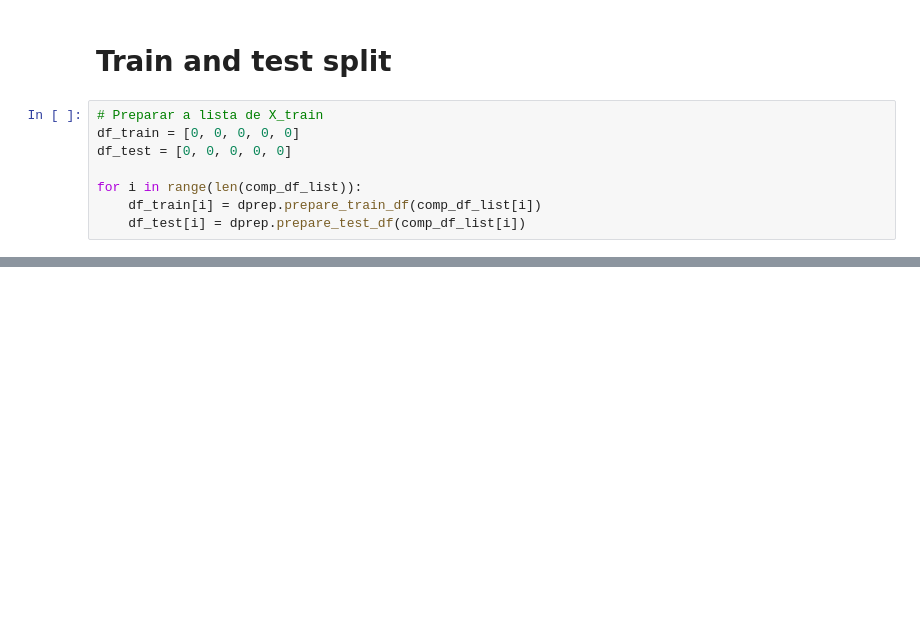
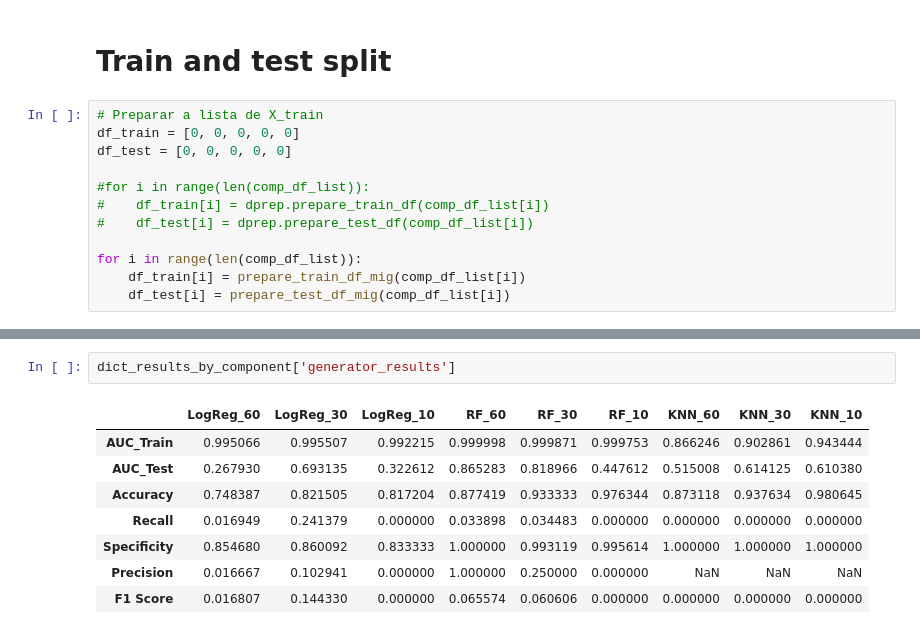
Before and after one commit to RicardoJPedro82/wmillfailprev, a Jupyter notebook: notebooks/Miguel_Data_prep_clean.ipynb, the cells around one changed output, grey strips where cells are left out. Saved outputs shown, nothing was run; the diff lists cells and outputs as text; blank space fills up the shorter version.

```diff
--- a/notebooks/Miguel_Data_prep_clean.ipynb
+++ b/notebooks/Miguel_Data_prep_clean.ipynb
@@ -242,9 +315,13 @@ Index(['Timestamp', 'Turbine_ID', 'Gen_RPM_Avg', 'Gen_RPM_Std',
 df_train = [0, 0, 0, 0, 0]
 df_test = [0, 0, 0, 0, 0]
 
+#for i in range(len(comp_df_list)):
+#    df_train[i] = dprep.prepare_train_df(comp_df_list[i])
+#    df_test[i] = dprep.prepare_test_df(comp_df_list[i])
+
 for i in range(len(comp_df_list)):
-    df_train[i] = dprep.prepare_train_df(comp_df_list[i])
-    df_test[i] = dprep.prepare_test_df(comp_df_list[i])
+    df_train[i] = prepare_train_df_mig(comp_df_list[i])
+    df_test[i] = prepare_test_df_mig(comp_df_list[i])
 # %%
 for i in range(len(df_train)):
     print(f'x_train {i} com a forma {df_train[i].shape}')
@@ -353,0 +589,11 @@ def bin_classify(model, clf, features,target, df_train, df_test ,params=None, sc
+# %%
+dict_results_by_component['generator_results']
+# %% [output]
+|  | LogReg_60 | LogReg_30 | LogReg_10 | RF_60 | RF_30 | RF_10 | KNN_60 | KNN_30 | KNN_10 |
+| AUC_Train | 0.995066 | 0.995507 | 0.992215 | 0.999998 | 0.999871 | 0.999753 | 0.866246 | 0.902861 | 0.943444 |
+| AUC_Test | 0.267930 | 0.693135 | 0.322612 | 0.865283 | 0.818966 | 0.447612 | 0.515008 | 0.614125 | 0.610380 |
+| Accuracy | 0.748387 | 0.821505 | 0.817204 | 0.877419 | 0.933333 | 0.976344 | 0.873118 | 0.937634 | 0.980645 |
+| Recall | 0.016949 | 0.241379 | 0.000000 | 0.033898 | 0.034483 | 0.000000 | 0.000000 | 0.000000 | 0.000000 |
+| Specificity | 0.854680 | 0.860092 | 0.833333 | 1.000000 | 0.993119 | 0.995614 | 1.000000 | 1.000000 | 1.000000 |
+| Precision | 0.016667 | 0.102941 | 0.000000 | 1.000000 | 0.250000 | 0.000000 | NaN | NaN | NaN |
+| F1 Score | 0.016807 | 0.144330 | 0.000000 | 0.065574 | 0.060606 | 0.000000 | 0.000000 | 0.000000 | 0.000000 |
```
Also changed, not shown: parts of 33 cells of this notebook.
